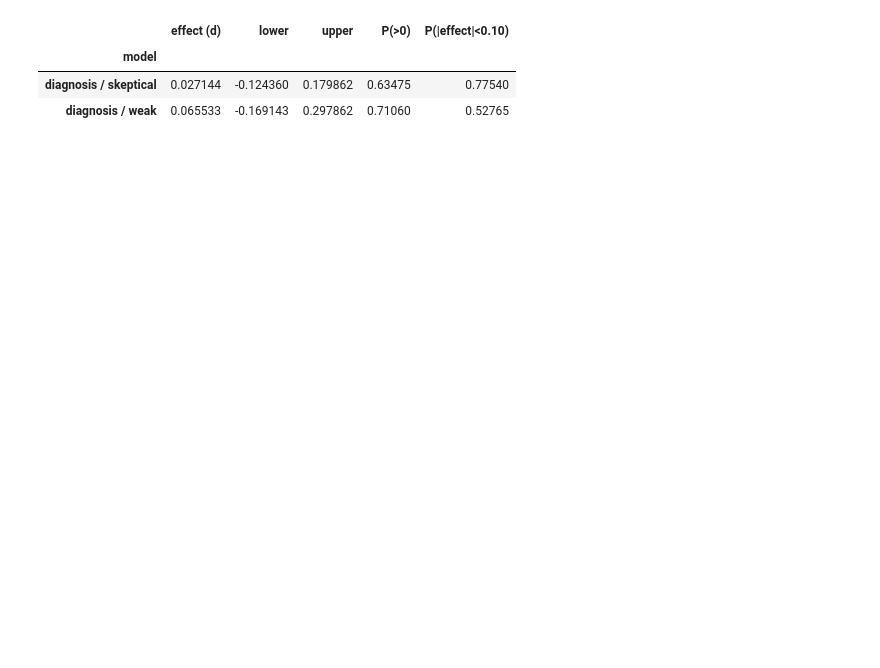
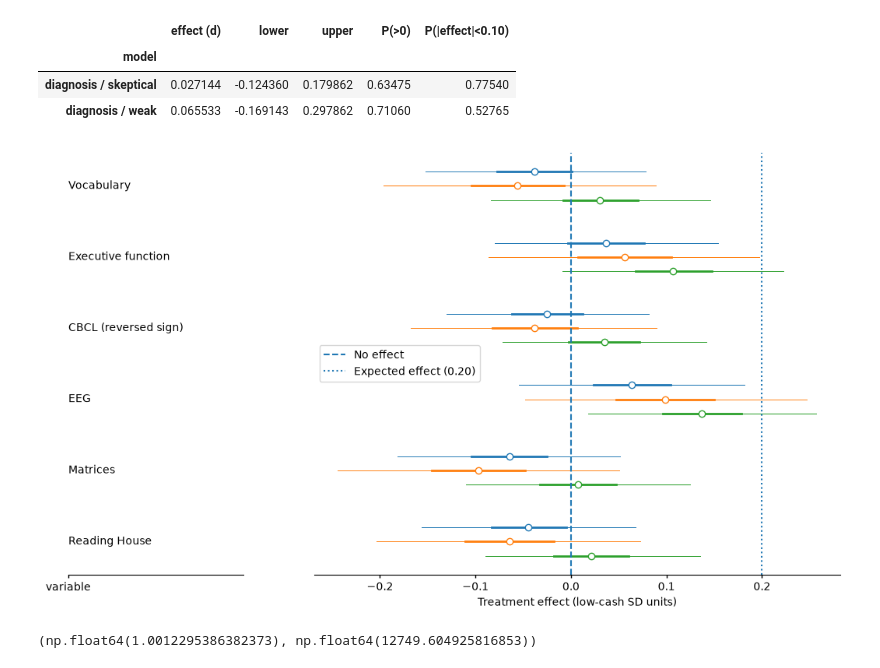
Before and after one commit to abtinkhashayar/bfy-bayesian-reanalysis, a Jupyter notebook: analysis_of_priors.ipynb, the cells around one changed output. Cells and saved outputs as stored; diff of their text form; code cells hidden in the pictures; blank space fills up the shorter version.

Commit message:
Add forest plot and convergence/predictive checks

```diff
--- a/analysis_of_priors.ipynb
+++ b/analysis_of_priors.ipynb
@@ -55,6 +56,10 @@ len(priors_def), len(prior_means), len(prior_sds), len(outcomes), len(signs)
 # %%
 labels = []
 summaries = []
+draws = {}
+
+for name in priors_def:
+    draws[name] = {}
 
 for out, sign in zip(outcomes, signs):
     y = sign * data_frame[out].to_numpy(copy=True)
@@ -86,6 +91,7 @@ for out, sign in zip(outcomes, signs):
 
         labels.append(out + ' / ' + name)
         summaries.append(az.summary(trace, var_names=['delta', 'prob_positive', 'prob_small', 'prob_expected', 'prob_negligible'],ci_prob=0.95))
+        draws[name][out] = trace.posterior['delta'].values
 # %% [output]
 NUTS[nutpie]: [tau, intercept, delta, beta]
 Jupyter support
@@ -194,3 +200,33 @@ diag_table.set_index('model')
 | model |  |  |  |  |  |
 | diagnosis / skeptical | 0.027144 | -0.124360 | 0.179862 | 0.63475 | 0.77540 |
 | diagnosis / weak | 0.065533 | -0.169143 | 0.297862 | 0.71060 | 0.52765 |
+# %%
+outcome_labels = ['Vocabulary', 'Executive function', 'CBCL (reversed sign)', 'EEG', 'Matrices', 'Reading House']
+# %%
+forest_data = {}
+
+for name in priors_def:
+    renamed = {}
+    for out, outcome_label in zip(outcomes, outcome_labels):
+        renamed[outcome_label] = draws[name][out]
+    forest_data[name] = az.from_dict({'posterior': renamed})
+
+pc = az.plot_forest(forest_data, combined=True, ci_kind= 'eti', ci_probs = (0.5, 0.95))
+plt.axvline(0, linestyle='--', label= 'No effect')
+plt.axvline(0.20, linestyle=':', label= 'Expected effect (0.20)')
+plt.xlabel('Treatment effect (low-cash SD units)')
+plt.legend()
+plt.savefig('figures/forest_plot.png')
+pc.show()
+# %% [output]
+[figure, added]
+# %%
+r_hats = []
+ess = []
+for summary in summaries:
+    r_hats.append(summary['r_hat'].to_numpy()[0])
+    ess.append(summary['ess_bulk'].to_numpy()[0])
+
+max(r_hats), min(ess)
+# %% [output]
+(np.float64(1.0012295386382373), np.float64(12749.604925816853))
```
Also changed, not shown: parts of 4 cells of this notebook.
